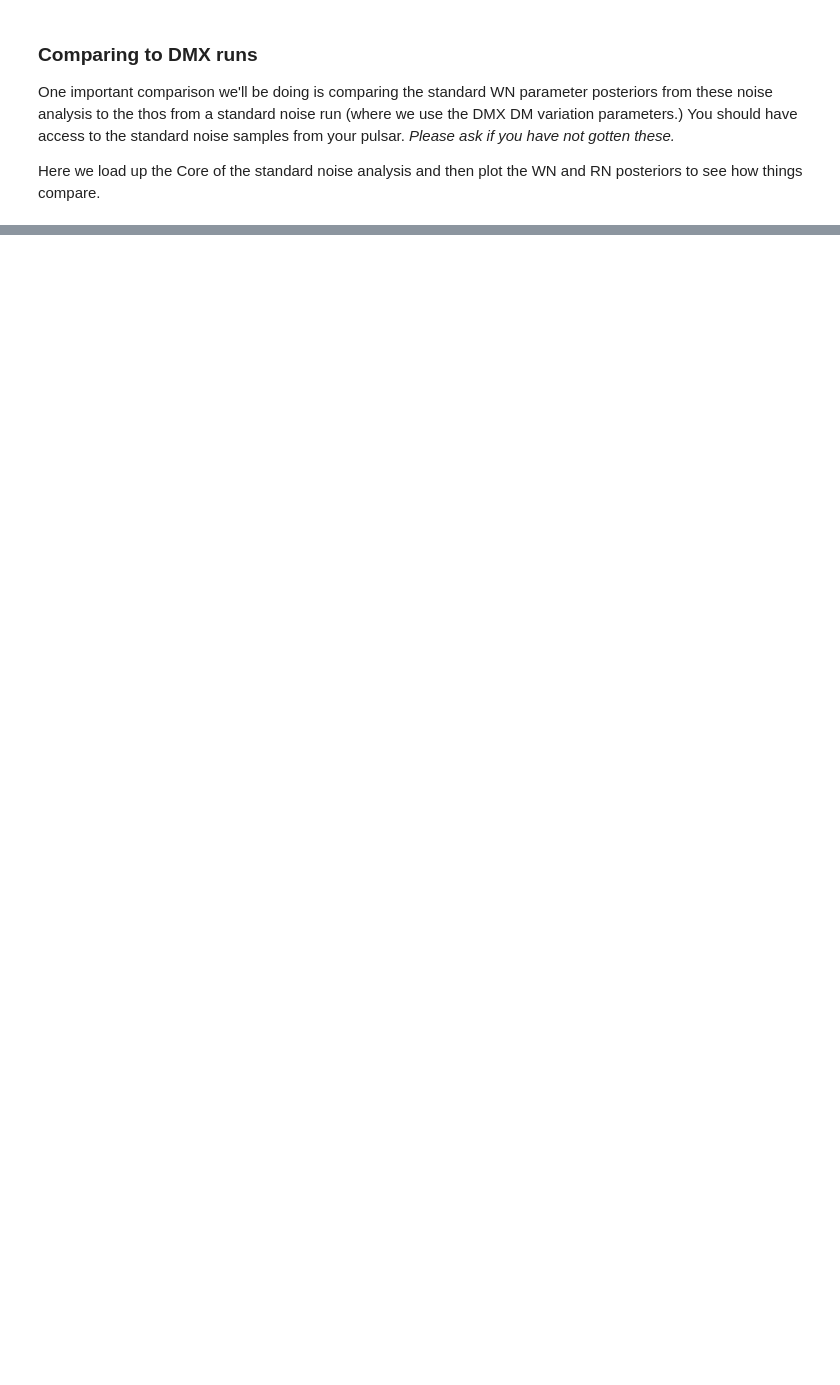
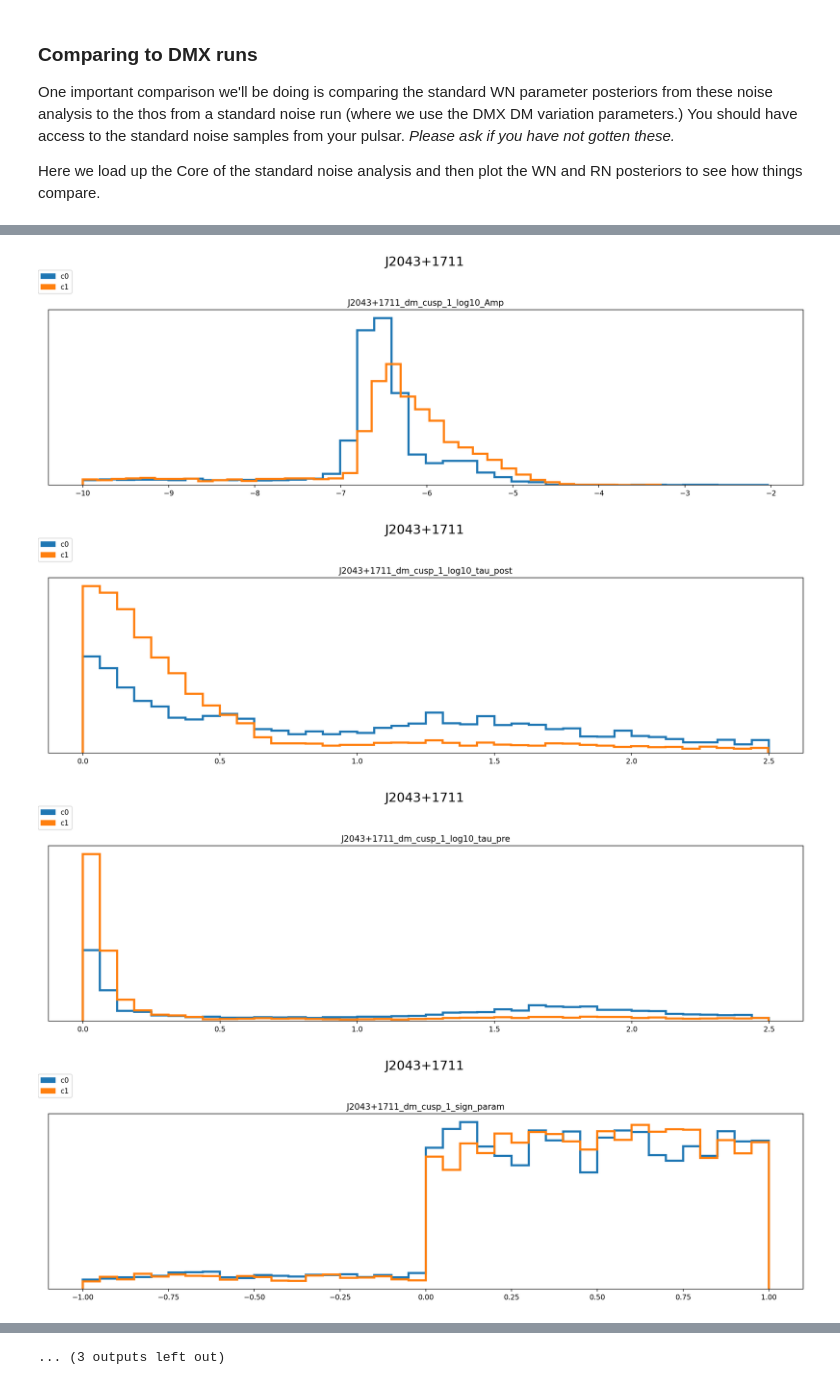
Before and after one commit to ark0015/noise_model_selection, a Jupyter notebook: chain_visualization.ipynb, the cells around one changed output, grey strips where cells are left out. Saved outputs shown, nothing was run; the diff lists cells and outputs as text; code cells hidden in the pictures; blank space fills up the shorter version.

```diff
--- a/chain_visualization.ipynb
+++ b/chain_visualization.ipynb
@@ -510,0 +461,7 @@ for cor3,lab in zip(core_list,core_list_legend):
+# %%
+nltm_plt.plot_other_param_overlap(psrname,core_list,core_list_legend=core_list_legend,close=False)
+# %% [output]
+[figure, added]
+[figure, added]
+[figure, added]
+[figure, added]
@@ -510,0 +476 @@ for cor3,lab in zip(core_list,core_list_legend):
+... (3 outputs left out)
```
Also changed, not shown: parts of 37 cells of this notebook, 1 other file.
